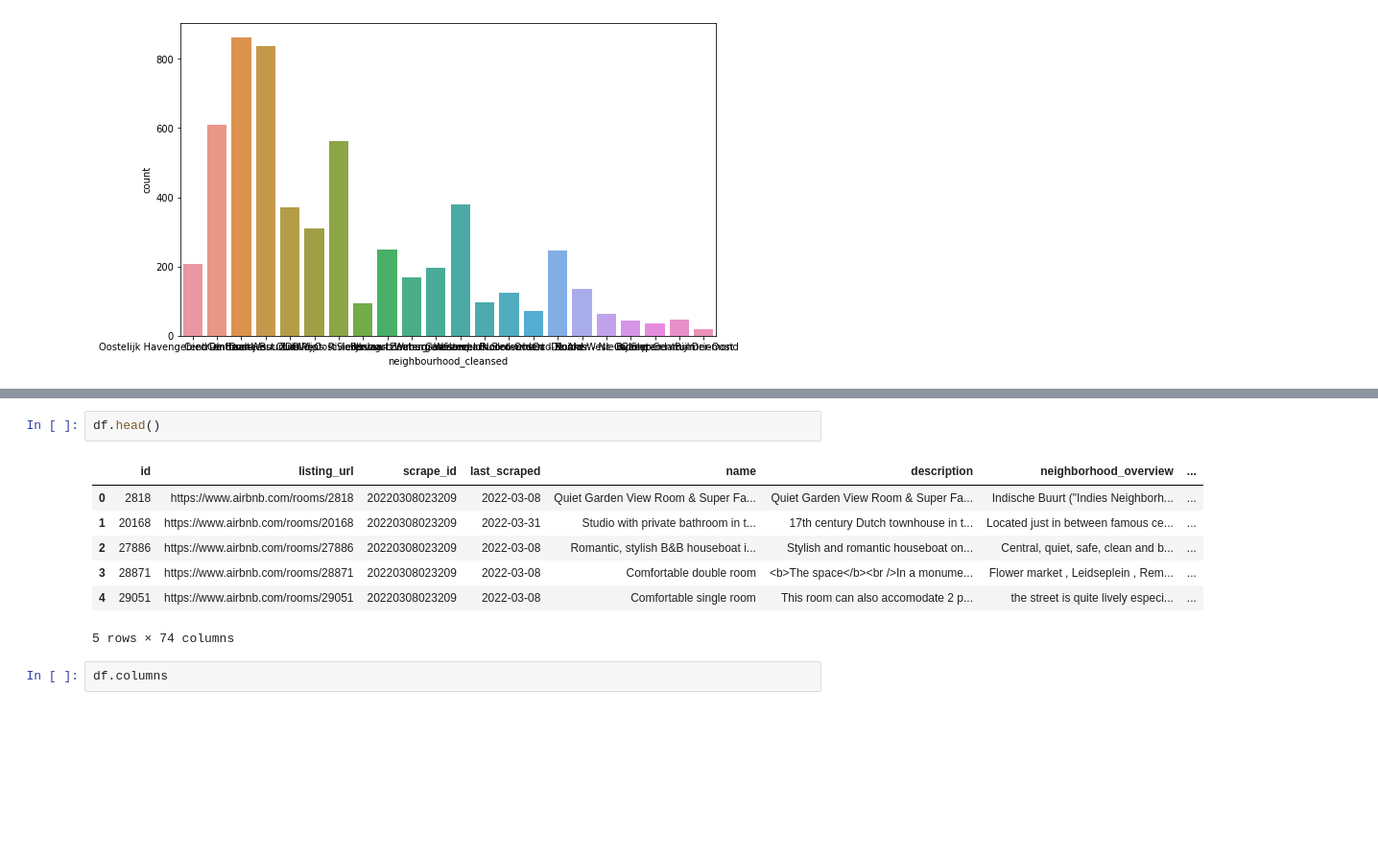
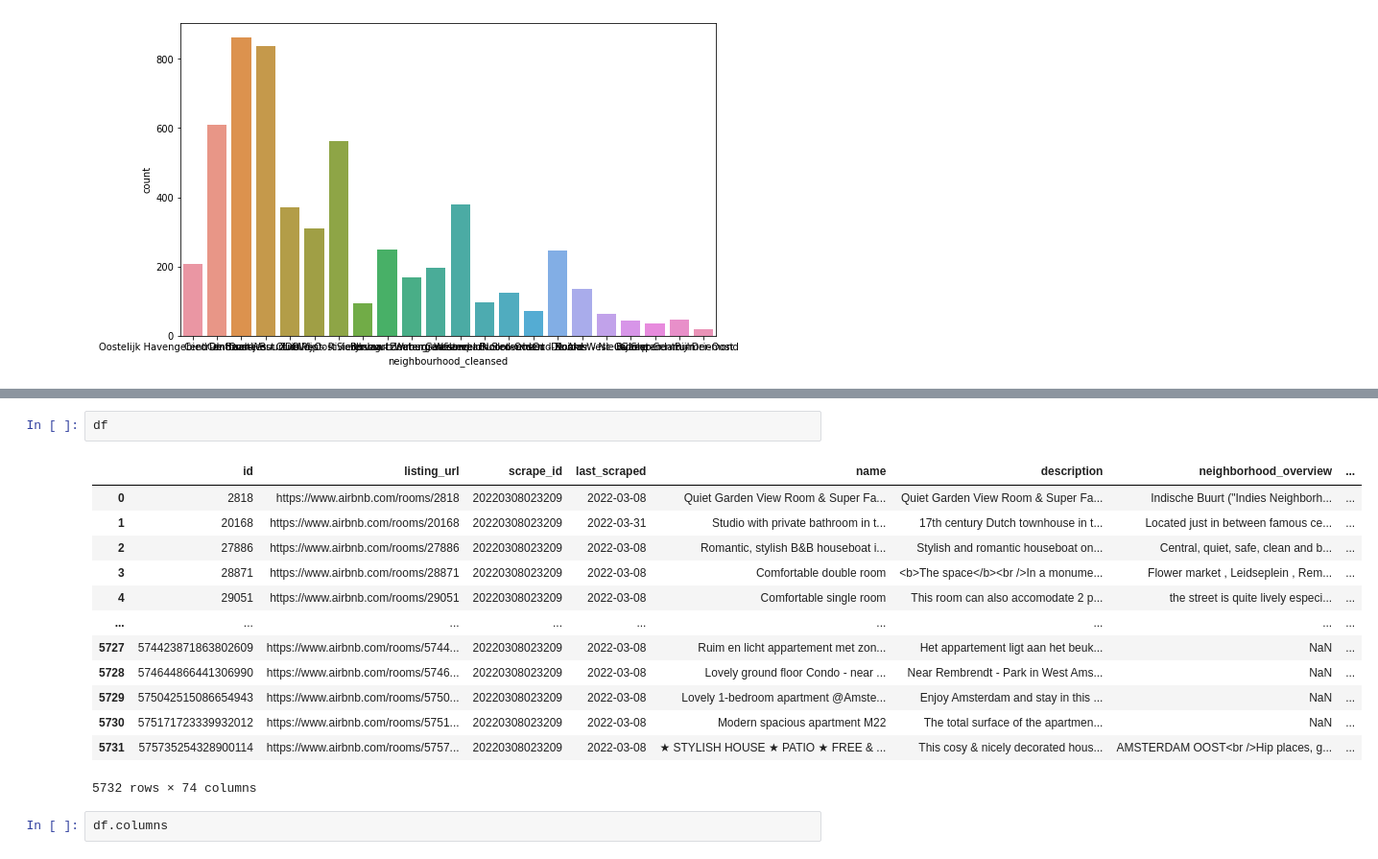
Before and after one commit to nikhil-96/AMS-Airbnb-price-prediction, a Jupyter notebook: Airbnb_price_prediction_(AMS).ipynb, the cells around one changed output, grey strips where cells are left out. Shown at 96% size. Saved outputs shown, nothing was run; the diff lists cells and outputs as text; blank space fills up the shorter version.

```diff
--- a/Airbnb_price_prediction_(AMS).ipynb
+++ b/Airbnb_price_prediction_(AMS).ipynb
@@ -139,13 +139,19 @@ sns.stripplot(df['minimum_nights'])
 # %%
-df.head()
+df
 # %% [output]
 |  | id | listing_url | scrape_id | last_scraped | name | description | neighborhood_overview | ... |
 | 0 | 2818 | https://www.airbnb.com/rooms/2818 | 20220308023209 | 2022-03-08 | Quiet Garden View Room & Super Fa... | Quiet Garden View Room & Super Fa... | Indische Buurt ("Indies Neighborh... | ... |
 | 1 | 20168 | https://www.airbnb.com/rooms/20168 | 20220308023209 | 2022-03-31 | Studio with private bathroom in t... | 17th century Dutch townhouse in t... | Located just in between famous ce... | ... |
 | 2 | 27886 | https://www.airbnb.com/rooms/27886 | 20220308023209 | 2022-03-08 | Romantic, stylish B&B houseboat i... | Stylish and romantic houseboat on... | Central, quiet, safe, clean and b... | ... |
 | 3 | 28871 | https://www.airbnb.com/rooms/28871 | 20220308023209 | 2022-03-08 | Comfortable double room | <b>The space</b><br />In a monume... | Flower market , Leidseplein , Rem... | ... |
 | 4 | 29051 | https://www.airbnb.com/rooms/29051 | 20220308023209 | 2022-03-08 | Comfortable single room | This room can also accomodate 2 p... | the street is quite lively especi... | ... |
+| ... | ... | ... | ... | ... | ... | ... | ... | ... |
+| 5727 | 574423871863802609 | https://www.airbnb.com/rooms/5744... | 20220308023209 | 2022-03-08 | Ruim en licht appartement met zon... | Het appartement ligt aan het beuk... | NaN | ... |
+| 5728 | 574644866441306990 | https://www.airbnb.com/rooms/5746... | 20220308023209 | 2022-03-08 | Lovely ground floor Condo - near ... | Near Rembrendt - Park in West Ams... | NaN | ... |
+| 5729 | 575042515086654943 | https://www.airbnb.com/rooms/5750... | 20220308023209 | 2022-03-08 | Lovely 1-bedroom apartment @Amste... | Enjoy Amsterdam and stay in this ... | NaN | ... |
+| 5730 | 575171723339932012 | https://www.airbnb.com/rooms/5751... | 20220308023209 | 2022-03-08 | Modern spacious apartment M22 | The total surface of the apartmen... | NaN | ... |
+| 5731 | 575735254328900114 | https://www.airbnb.com/rooms/5757... | 20220308023209 | 2022-03-08 | ★ STYLISH HOUSE ★ PATIO ★ FREE & ... | This cosy & nicely decorated hous... | AMSTERDAM OOST<br />Hip places, g... | ... |
-5 rows × 74 columns
+5732 rows × 74 columns
 # %%
 df.columns
 # %% [output]
```
Also changed, not shown: parts of 60 cells of this notebook, 5 other files.
